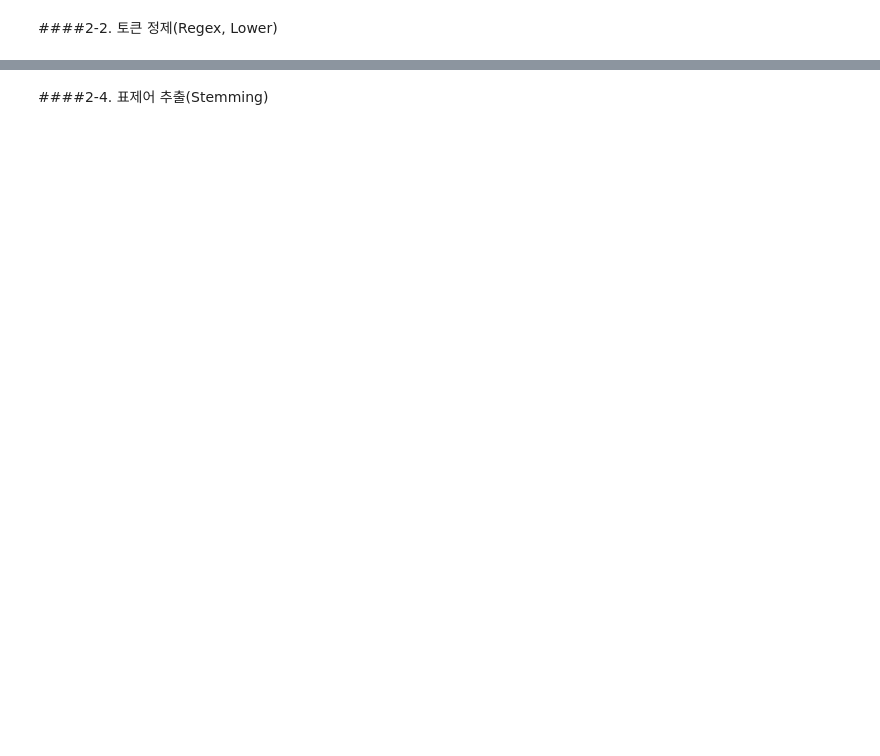
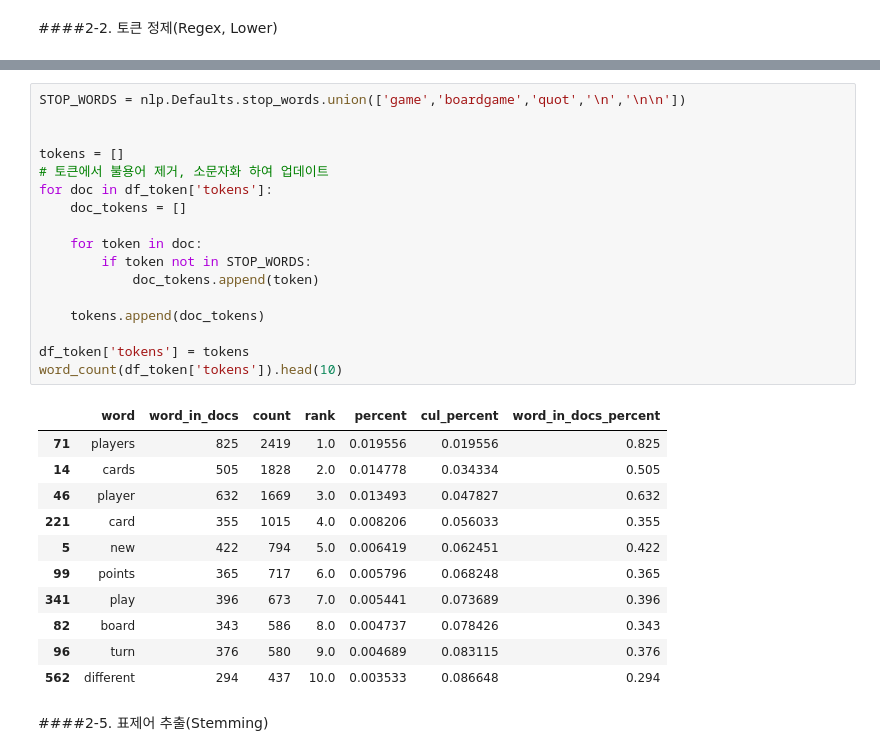
Before and after one commit to KYOH95/Database_Studies, a Jupyter notebook: project4.ipynb, the cells around one changed output, grey strips where cells are left out. Cells and saved outputs as stored; diff of their text form; blank space fills up the shorter version.

```diff
--- a/project4.ipynb
+++ b/project4.ipynb
@@ -192,2 +264,31 @@ df_token.head(3)
+# %%
+STOP_WORDS = nlp.Defaults.stop_words.union(['game','boardgame','quot','\n','\n\n'])
+
+
+tokens = []
+# 토큰에서 불용어 제거, 소문자화 하여 업데이트
+for doc in df_token['tokens']:
+    doc_tokens = []
+
+    for token in doc:
+        if token not in STOP_WORDS:
+            doc_tokens.append(token)
+
+    tokens.append(doc_tokens)
+
+df_token['tokens'] = tokens
+word_count(df_token['tokens']).head(10)
+# %% [output]
+|  | word | word_in_docs | count | rank | percent | cul_percent | word_in_docs_percent |
+| 71 | players | 825 | 2419 | 1.0 | 0.019556 | 0.019556 | 0.825 |
+| 14 | cards | 505 | 1828 | 2.0 | 0.014778 | 0.034334 | 0.505 |
+| 46 | player | 632 | 1669 | 3.0 | 0.013493 | 0.047827 | 0.632 |
+| 221 | card | 355 | 1015 | 4.0 | 0.008206 | 0.056033 | 0.355 |
+| 5 | new | 422 | 794 | 5.0 | 0.006419 | 0.062451 | 0.422 |
+| 99 | points | 365 | 717 | 6.0 | 0.005796 | 0.068248 | 0.365 |
+| 341 | play | 396 | 673 | 7.0 | 0.005441 | 0.073689 | 0.396 |
+| 82 | board | 343 | 586 | 8.0 | 0.004737 | 0.078426 | 0.343 |
+| 96 | turn | 376 | 580 | 9.0 | 0.004689 | 0.083115 | 0.376 |
+| 562 | different | 294 | 437 | 10.0 | 0.003533 | 0.086648 | 0.294 |
 # %% [markdown]
-####2-4. 표제어 추출(Stemming)
+####2-5. 표제어 추출(Stemming)
```
Also changed, not shown: parts of 14 cells of this notebook.
